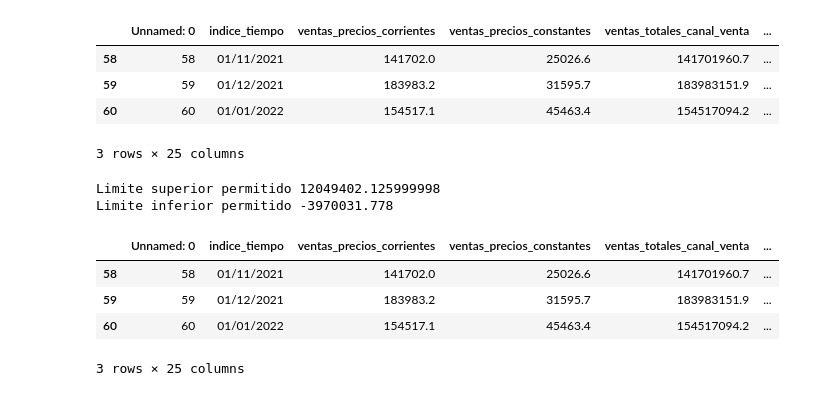
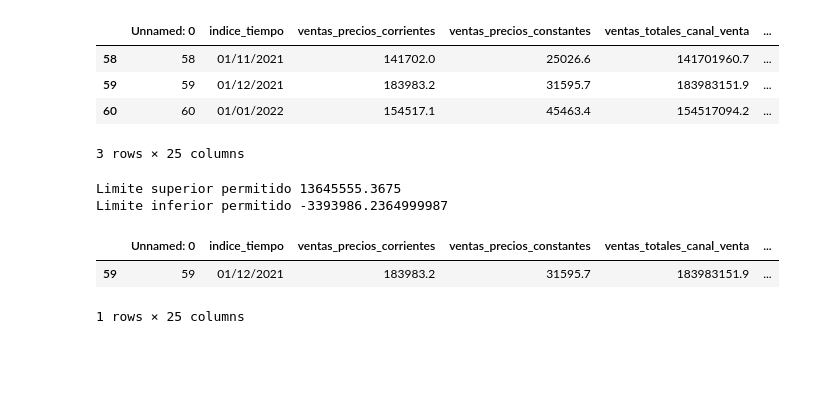
Before and after one commit to Papitasrancheras/Actividad-3, a Jupyter notebook: A3_Outliers.ipynb, the cells around one changed output. Saved outputs shown, nothing was run; the diff lists cells and outputs as text; code cells hidden in the pictures; blank space fills up the shorter version.

Commit message:
Conversion e identificacion outliers col otros

```diff
--- a/A3_Outliers.ipynb
+++ b/A3_Outliers.ipynb
@@ -528,26 +528,29 @@ Limite inferior permitido -3970031.778
 | 60 | 60 | 01/01/2022 | 154517.1 | 45463.4 | 154517094.2 | ... |
 3 rows × 25 columns
 # %%
-y9=data["electronicos_articulos_hogar"]
+# Convertimos los valores de la columna otros a numeric
+data["otros"] = pd.to_numeric(data["otros"], errors="coerce")
+
+#Sustituimos NAs por 1
+data["otros"] =data["otros"].fillna(1)
+y9=data["otros"]
 
 #Identificamos outliers
 percentile25=y9.quantile(0.25) #Q1
 percentile75=y9.quantile(0.75) #Q3
 iqr= percentile75 - percentile25
 
 Limite_Superior_iqr_1= percentile75 + 1.5*iqr
 Limite_Inferior_iqr_1= percentile25 - 1.5*iqr
 print("Limite superior permitido", Limite_Superior_iqr_1)
 print("Limite inferior permitido", Limite_Inferior_iqr_1)
 
 #Encontramos Outliers
 outliers_iqr= data[(y9>Limite_Superior_iqr_1)|(y9<Limite_Inferior_iqr_1)]
 outliers_iqr
 # %% [output]
-Limite superior permitido 12049402.125999998
-Limite inferior permitido -3970031.778
+Limite superior permitido 13645555.3675
+Limite inferior permitido -3393986.2364999987
 |  | Unnamed: 0 | indice_tiempo | ventas_precios_corrientes | ventas_precios_constantes | ventas_totales_canal_venta | ... |
-| 58 | 58 | 01/11/2021 | 141702.0 | 25026.6 | 141701960.7 | ... |
 | 59 | 59 | 01/12/2021 | 183983.2 | 31595.7 | 183983151.9 | ... |
-| 60 | 60 | 01/01/2022 | 154517.1 | 45463.4 | 154517094.2 | ... |
-3 rows × 25 columns
+1 rows × 25 columns
```
Also changed, not shown: parts of 1 cell of this notebook.
